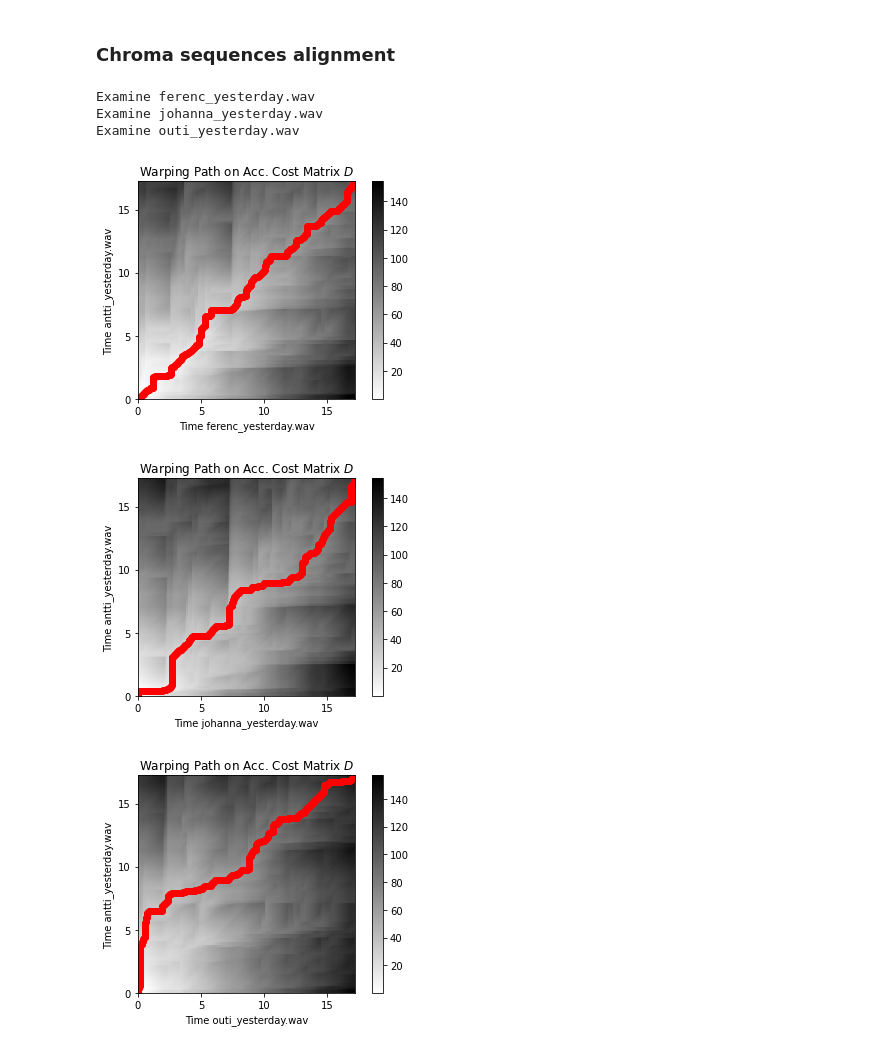
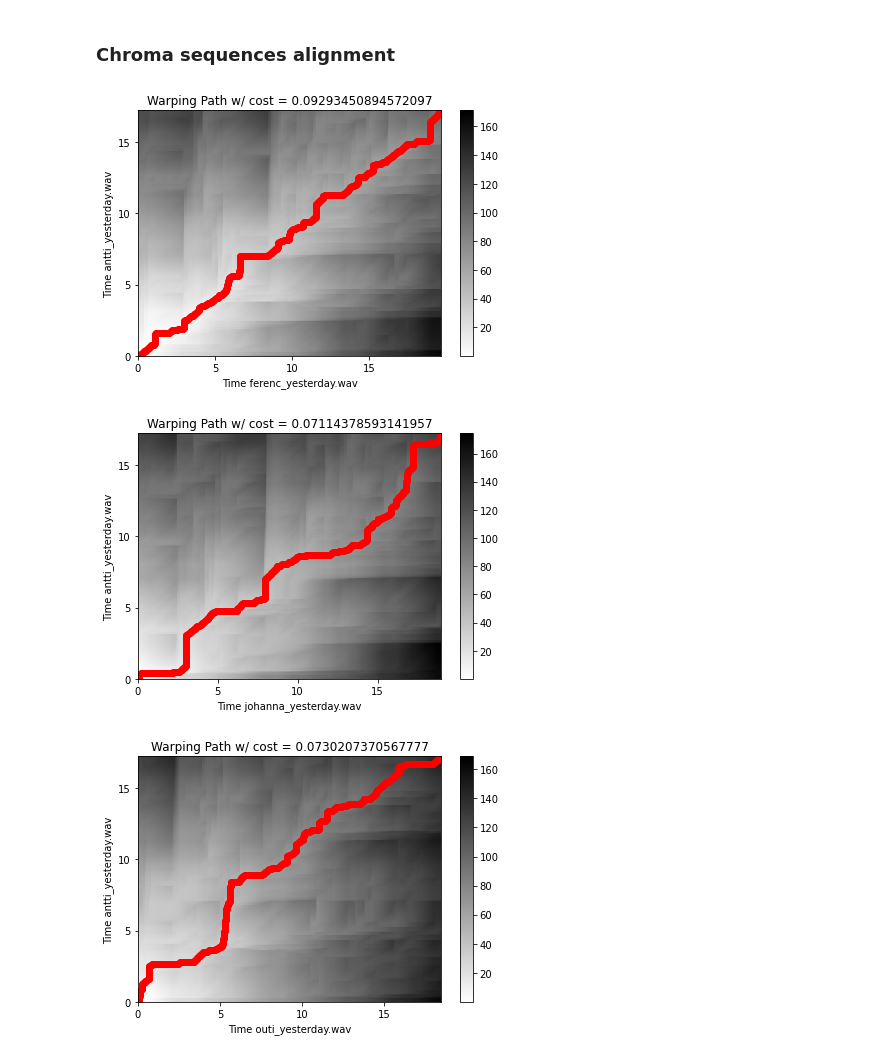
Before and after one commit to chumvan/music_synchronization, a Jupyter notebook: src/project.ipynb, the cells around one changed output. Drawn from its saved outputs; the diff is of its cells as text; code cells hidden in the pictures.

Commit message:
compare chroma cqt and chroma stft

```diff
--- a/src/project.ipynb
+++ b/src/project.ipynb
@@ -66,8 +67,8 @@ Size: 407040
 - Stretch factor can be the ratio between signal's size
 # %%
-stretched_signals = []
-for a in audio:
-    stretch_factor = a.size/audio[0].size
-    stretched_signal = librosa.effects.time_stretch(a,stretch_factor)
-    stretched_signals.append(stretched_signal)
-plot_wave_time(stretched_signals, files,play_sound=True)
+# stretched_signals = []
+# for a in audio:
+#     stretch_factor = a.size/audio[0].size
+#     stretched_signal = librosa.effects.time_stretch(a,stretch_factor)
+#     stretched_signals.append(stretched_signal)
+# plot_wave_time(stretched_signals, files,play_sound=True)
@@ -115,24 +97,43 @@ plot_chroma(chroma_stretched,files)
 # %% [markdown]
 ### Chroma sequences alignment ###
 # %%
-def plot_chroma_aligned(chroma, files):
-    for i,c in enumerate(chroma[1:]):
-        D, wp = librosa.sequence.dtw(X=chroma[0],Y=c,metric='cosine')
-        wp_s = librosa.frames_to_time(wp,sr=fs,hop_length=hop_length)
+def plot_chroma_aligned(D,wp_s,cost,files):
+    for i,file in enumerate(files[1:]):
         fig, ax = plt.subplots()
-        img = librosa.display.specshow(D, x_axis='time', y_axis='time', sr=fs,
+        fig.tight_layout()
+        img = librosa.display.specshow(D[i], x_axis='time', y_axis='time', sr=fs,
                                        cmap='gray_r', hop_length=hop_length, ax=ax)
-        ax.plot(wp_s[:, 1], wp_s[:, 0], marker='o', color='r')
-        ax.set(title='Warping Path on Acc. Cost Matrix $D$',
+        ax.plot(wp_s[i][:, 1], wp_s[i][:, 0], marker='o', color='r')
+        ax.set(title='Warping Path w/ cost = ' + str(cost[i]),
                xlabel='Time ' + files[i+1], ylabel='Time ' + files[0])
         fig.colorbar(img, ax=ax)
 
-plot_chroma_aligned(chroma_stretched,files)
+def perform_alignment(chroma, metric):
+    cost = []
+    D = []
+    wp_s = []
+    wp = []
+    for i,c in enumerate(chroma[1:]):
+        D_temp, wp_temp = librosa.sequence.dtw(X=chroma[0],Y=c,metric=metric)
+        wp_s_temp = librosa.frames_to_time(wp_temp,sr=fs,hop_length=hop_length)
+        D.append(D_temp)
+        wp.append(wp_temp)
+        wp_s.append(wp_s_temp)
+        cost.append(D_temp[wp_temp[-1,0],wp_temp[-1,1]])
+    return D,wp,wp_s,cost
+
+chroma_cqt = []
+for a in audio:
+    chroma_cqt.append(librosa.feature.chroma_cqt(y=a,
+                                             hop_length=hop_length,
+                                             sr=fs,
+                                             tuning=0,
+                                             norm=2))
+
+D, wp, wp_s, cost = perform_alignment(chroma_cqt,metric='cosine')
+plot_chroma_aligned(D,wp_s, cost,files)
 # %% [output]
-Examine ferenc_yesterday.wav
-Examine johanna_yesterday.wav
-Examine outi_yesterday.wav
-[figure, old version]
+[figure, new version]
-[figure, old version]
+[figure, new version]
-[figure, old version]
+[figure, new version]
 # %%
```
Also changed, not shown: parts of 10 cells of this notebook.
